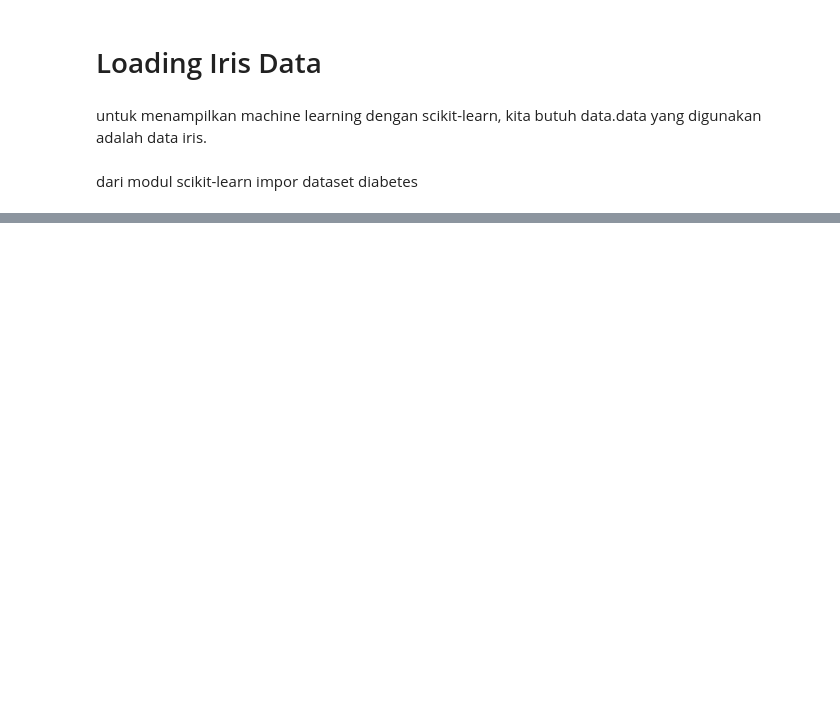
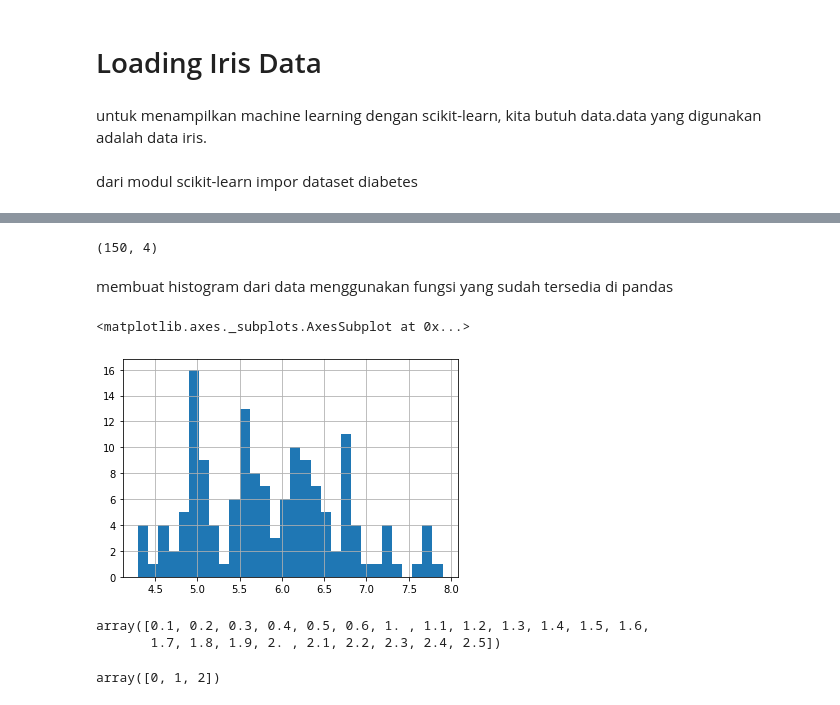
Before and after one commit to novalsaputra/py_learn, a Jupyter notebook: Hight - Performance Machine Learnig - Numpy.ipynb, the cells around one changed output, grey strips where cells are left out. Saved outputs shown, nothing was run; the diff lists cells and outputs as text; code cells hidden in the pictures; blank space fills up the shorter version.

```diff
--- a/Hight - Performance Machine Learnig - Numpy.ipynb
+++ b/Hight - Performance Machine Learnig - Numpy.ipynb
@@ -272,0 +270,3 @@ l
+# %%
+# import data iris
+iris = datasets.load_iris()
@@ -272,0 +355,3 @@ l
+# %%
+import pandas as pd
+iris_df = pd.DataFrame(iris.data,columns=iris.feature_names)
@@ -272,0 +368,22 @@ l
+# %%
+iris_df.shape
+# %% [output]
+(150, 4)
+# %% [markdown]
+membuat histogram dari data menggunakan fungsi yang sudah tersedia di pandas
+# %%
+iris_df["sepal length (cm)"].hist(bins=30)
+# %% [output]
+<matplotlib.axes._subplots.AxesSubplot at 0x...>
+[figure, added]
+# %%
+# meilhat nilai yang unik dari suatu variabel
+np.unique(iris_df["petal width (cm)"])
+# %% [output]
+array([0.1, 0.2, 0.3, 0.4, 0.5, 0.6, 1. , 1.1, 1.2, 1.3, 1.4, 1.5, 1.6,
+       1.7, 1.8, 1.9, 2. , 2.1, 2.2, 2.3, 2.4, 2.5])
+# %%
+#melihat nilai yang unik dari variabel target
+np.unique(iris.target)
+# %% [output]
+array([0, 1, 2])
```
Also changed, not shown: parts of 85 cells of this notebook.
